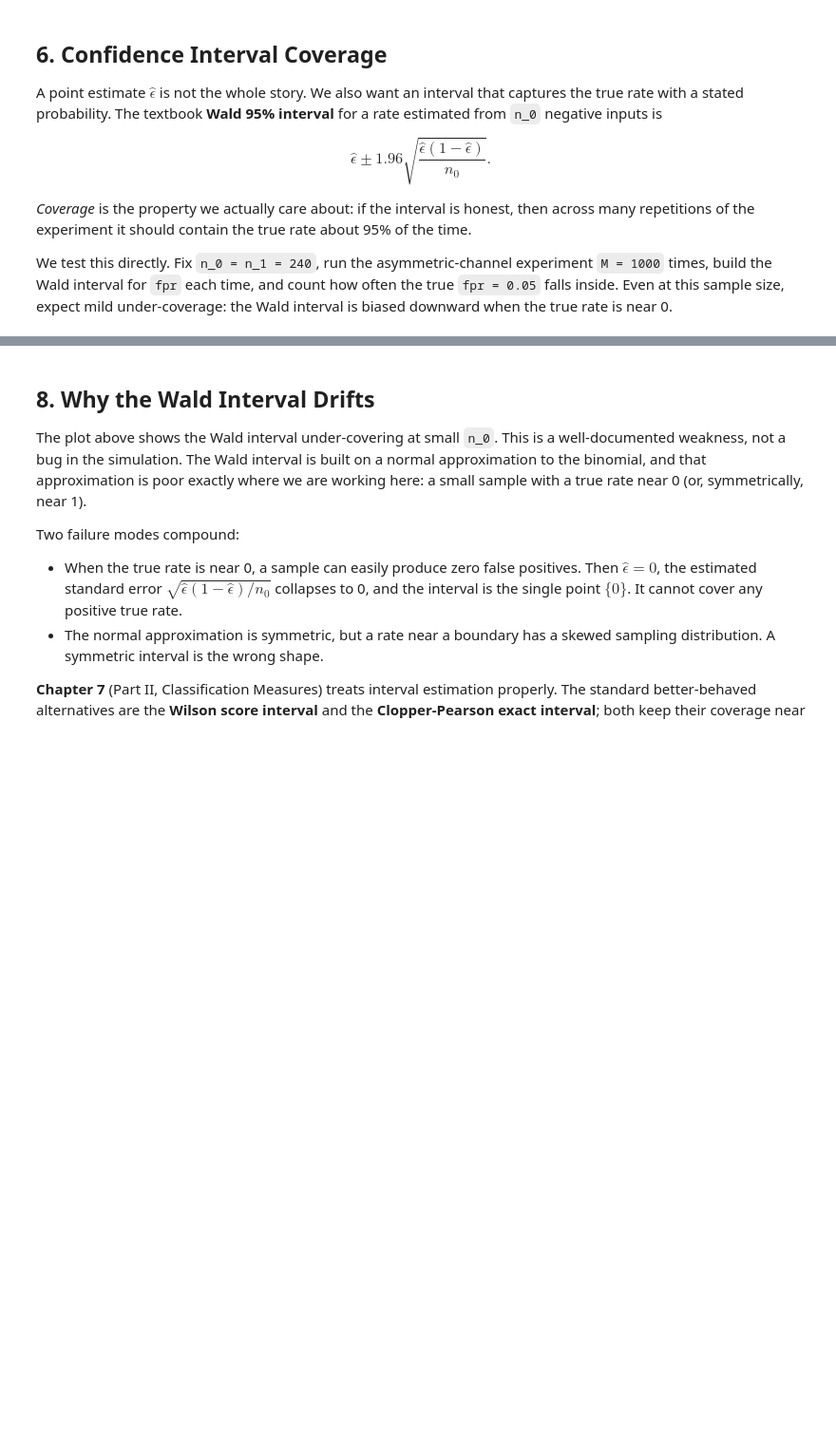
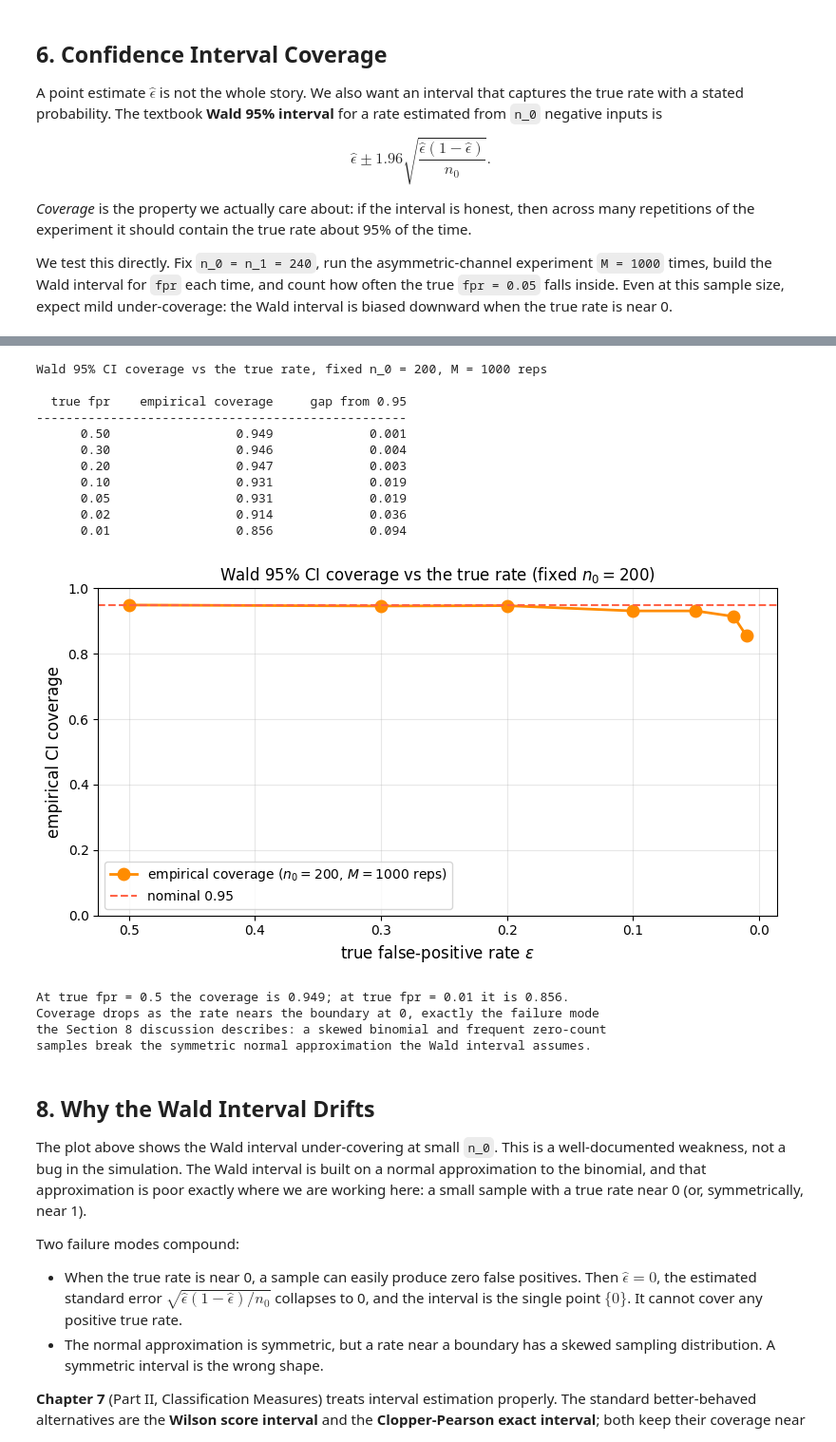
Before and after one commit to queelius/bernoulli, a Jupyter notebook: python/notebooks/ch01-noisy-bit.ipynb, the cells around one changed output, grey strips where cells are left out. Shown at 95% size. Cells and saved outputs as stored; diff of their text form; code cells hidden in the pictures; blank space fills up the shorter version.

```diff
--- a/python/notebooks/ch01-noisy-bit.ipynb
+++ b/python/notebooks/ch01-noisy-bit.ipynb
@@ -469,3 +520,58 @@ asymptotically honest, but small samples need a better construction.
+# %%
+n0_rate = 200
+true_fpr_grid = [0.5, 0.3, 0.2, 0.1, 0.05, 0.02, 0.01]
+rate_coverages = []
+
+for true_fpr in true_fpr_grid:
+    cov = coverage_experiment(true_fpr, TRUE_FNR, n0_rate, n0_rate, M, rng)
+    rate_coverages.append(cov)
+
+print(f"Wald 95% CI coverage vs the true rate, fixed n_0 = {n0_rate}, M = {M} reps")
+print()
+print(f"{'true fpr':>10s}  {'empirical coverage':>20s}  {'gap from 0.95':>16s}")
+print("-" * 50)
+for true_fpr, cov in zip(true_fpr_grid, rate_coverages):
+    print(f"{true_fpr:>10.2f}  {cov:>20.3f}  {0.95 - cov:>16.3f}")
+
+fig, ax = plt.subplots(figsize=(8, 4.5))
+ax.plot(true_fpr_grid, rate_coverages, "o-", color="darkorange", linewidth=2,
+        markersize=9, label=f"empirical coverage ($n_0 = {n0_rate}$, $M = {M}$ reps)")
+ax.axhline(0.95, color="tomato", linestyle="--", linewidth=1.5,
+           label="nominal 0.95")
+ax.set_xlabel(r"true false-positive rate $\epsilon$", fontsize=12)
+ax.set_ylabel("empirical CI coverage", fontsize=12)
+ax.set_title(rf"Wald 95% CI coverage vs the true rate (fixed $n_0 = {n0_rate}$)",
+             fontsize=12)
+ax.legend(fontsize=10)
+ax.set_ylim(0.0, 1.0)
+ax.invert_xaxis()  # walk the rate toward the boundary at 0, left to right
+ax.grid(True, alpha=0.3)
+plt.tight_layout()
+plt.show()
+
+print()
+print(f"At true fpr = {true_fpr_grid[0]} the coverage is {rate_coverages[0]:.3f}; "
+      f"at true fpr = {true_fpr_grid[-1]} it is {rate_coverages[-1]:.3f}.")
+print("Coverage drops as the rate nears the boundary at 0, exactly the failure mode")
+print("the Section 8 discussion describes: a skewed binomial and frequent zero-count")
+print("samples break the symmetric normal approximation the Wald interval assumes.")
+# %% [output]
+Wald 95% CI coverage vs the true rate, fixed n_0 = 200, M = 1000 reps
+
+  true fpr    empirical coverage     gap from 0.95
+--------------------------------------------------
+      0.50                 0.949             0.001
+      0.30                 0.946             0.004
+      0.20                 0.947             0.003
+      0.10                 0.931             0.019
+      0.05                 0.931             0.019
+      0.02                 0.914             0.036
+      0.01                 0.856             0.094
+[figure, added]
+At true fpr = 0.5 the coverage is 0.949; at true fpr = 0.01 it is 0.856.
+Coverage drops as the rate nears the boundary at 0, exactly the failure mode
+the Section 8 discussion describes: a skewed binomial and frequent zero-count
+samples break the symmetric normal approximation the Wald interval assumes.
 # %% [markdown]
 ## 8. Why the Wald Interval Drifts
 
```
Also changed, not shown: parts of 8 cells of this notebook, 1 other file.
